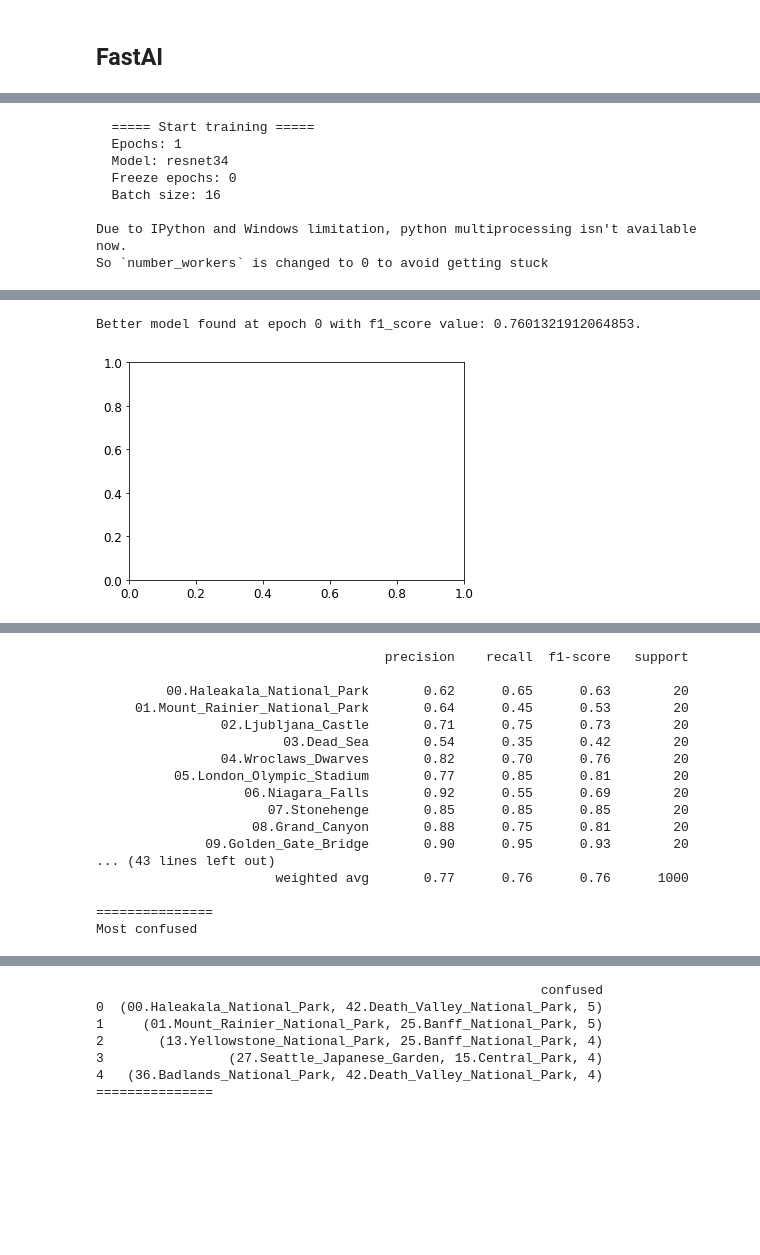
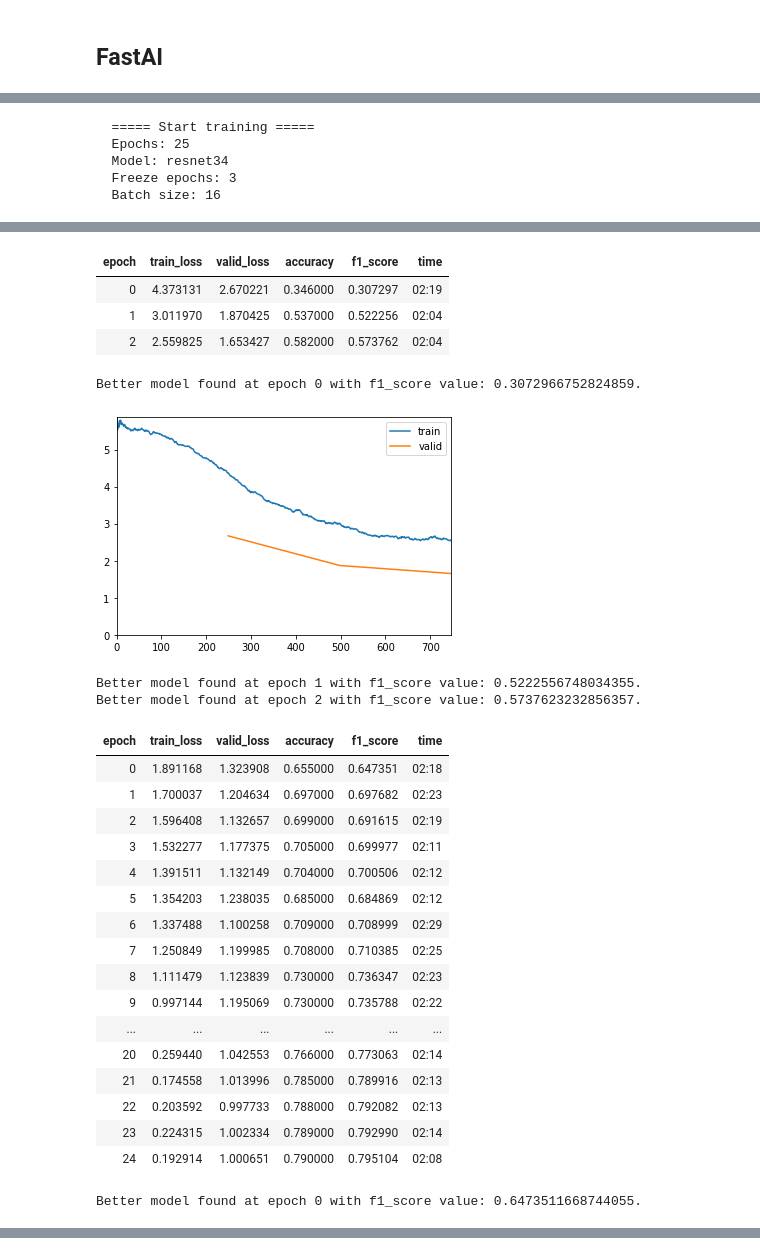
Before and after one commit to dissagaliyeva/landmark_classifier, a Jupyter notebook: example.ipynb, the cells around one changed output, grey strips where cells are left out. Drawn from its saved outputs; the diff is of its cells as text; code cells hidden in the pictures; blank space fills up the shorter version.

Commit message:
Add ResNet34 & FastAI models

```diff
--- a/example.ipynb
+++ b/example.ipynb
@@ -116,11 +132,9 @@ So `number_workers` is changed to 0 to avoid getting stuck
 # %%
-dls, learner = train_fastai(epochs=1, freeze=0)
+%%time
+dls, learner = train_fastai(epochs=25, freeze=3)
 # %% [output]
   ===== Start training =====
-  Epochs: 1
+  Epochs: 25
   Model: resnet34
-  Freeze epochs: 0
+  Freeze epochs: 3
   Batch size: 16
-
-Due to IPython and Windows limitation, python multiprocessing isn't available now.
-So `number_workers` is changed to 0 to avoid getting stuck
@@ -128,2 +141,26 @@ So `number_workers` is changed to 0 to avoid getting stuck
+| epoch | train_loss | valid_loss | accuracy | f1_score | time |
+| 0 | 4.373131 | 2.670221 | 0.346000 | 0.307297 | 02:19 |
+| 1 | 3.011970 | 1.870425 | 0.537000 | 0.522256 | 02:04 |
+| 2 | 2.559825 | 1.653427 | 0.582000 | 0.573762 | 02:04 |
-Better model found at epoch 0 with f1_score value: 0.7601321912064853.
+Better model found at epoch 0 with f1_score value: 0.3072966752824859.
-[figure, old version]
+[figure, new version]
+Better model found at epoch 1 with f1_score value: 0.5222556748034355.
+Better model found at epoch 2 with f1_score value: 0.5737623232856357.
+| epoch | train_loss | valid_loss | accuracy | f1_score | time |
+| 0 | 1.891168 | 1.323908 | 0.655000 | 0.647351 | 02:18 |
+| 1 | 1.700037 | 1.204634 | 0.697000 | 0.697682 | 02:23 |
+| 2 | 1.596408 | 1.132657 | 0.699000 | 0.691615 | 02:19 |
+| 3 | 1.532277 | 1.177375 | 0.705000 | 0.699977 | 02:11 |
+| 4 | 1.391511 | 1.132149 | 0.704000 | 0.700506 | 02:12 |
+| 5 | 1.354203 | 1.238035 | 0.685000 | 0.684869 | 02:12 |
+| 6 | 1.337488 | 1.100258 | 0.709000 | 0.708999 | 02:29 |
+| 7 | 1.250849 | 1.199985 | 0.708000 | 0.710385 | 02:25 |
+| 8 | 1.111479 | 1.123839 | 0.730000 | 0.736347 | 02:23 |
+| 9 | 0.997144 | 1.195069 | 0.730000 | 0.735788 | 02:22 |
+| ... | ... | ... | ... | ... | ... |
+| 20 | 0.259440 | 1.042553 | 0.766000 | 0.773063 | 02:14 |
+| 21 | 0.174558 | 1.013996 | 0.785000 | 0.789916 | 02:13 |
+| 22 | 0.203592 | 0.997733 | 0.788000 | 0.792082 | 02:13 |
+| 23 | 0.224315 | 1.002334 | 0.789000 | 0.792990 | 02:14 |
+| 24 | 0.192914 | 1.000651 | 0.790000 | 0.795104 | 02:08 |
+Better model found at epoch 0 with f1_score value: 0.6473511668744055.
@@ -131,18 +201 @@ Better model found at epoch 0 with f1_score value: 0.7601321912064853.
 [interactive output not drawn]
-                                     precision    recall  f1-score   support
-
-         00.Haleakala_National_Park       0.62      0.65      0.63        20
-     01.Mount_Rainier_National_Park       0.64      0.45      0.53        20
-                02.Ljubljana_Castle       0.71      0.75      0.73        20
-                        03.Dead_Sea       0.54      0.35      0.42        20
-                04.Wroclaws_Dwarves       0.82      0.70      0.76        20
-          05.London_Olympic_Stadium       0.77      0.85      0.81        20
-                   06.Niagara_Falls       0.92      0.55      0.69        20
-                      07.Stonehenge       0.85      0.85      0.85        20
-                    08.Grand_Canyon       0.88      0.75      0.81        20
-              09.Golden_Gate_Bridge       0.90      0.95      0.93        20
-... (43 lines left out)
-                       weighted avg       0.77      0.76      0.76      1000
-
-===============
-Most confused
@@ -150,7 +201,0 @@ Most confused
-                                                         confused
-0  (00.Haleakala_National_Park, 42.Death_Valley_National_Park, 5)
-1     (01.Mount_Rainier_National_Park, 25.Banff_National_Park, 5)
-2       (13.Yellowstone_National_Park, 25.Banff_National_Park, 4)
-3                (27.Seattle_Japanese_Garden, 15.Central_Park, 4)
-4   (36.Badlands_National_Park, 42.Death_Valley_National_Park, 4)
-===============
```
Also changed, not shown: parts of 7 cells of this notebook, 6 other files.
